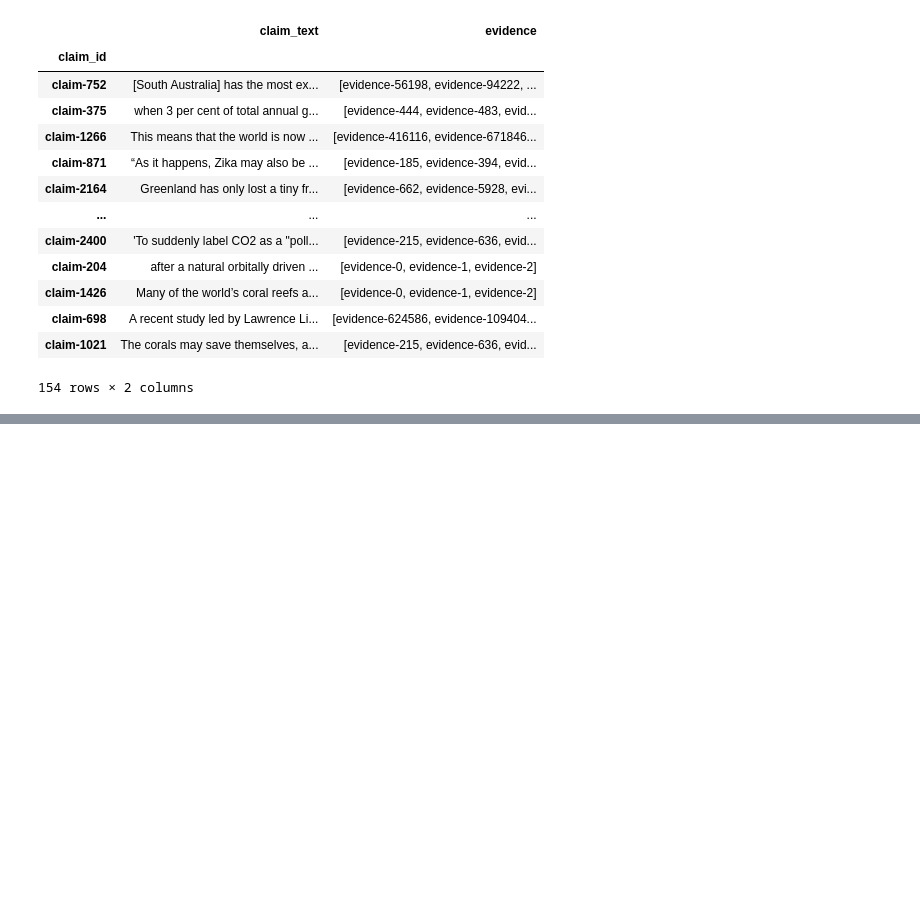
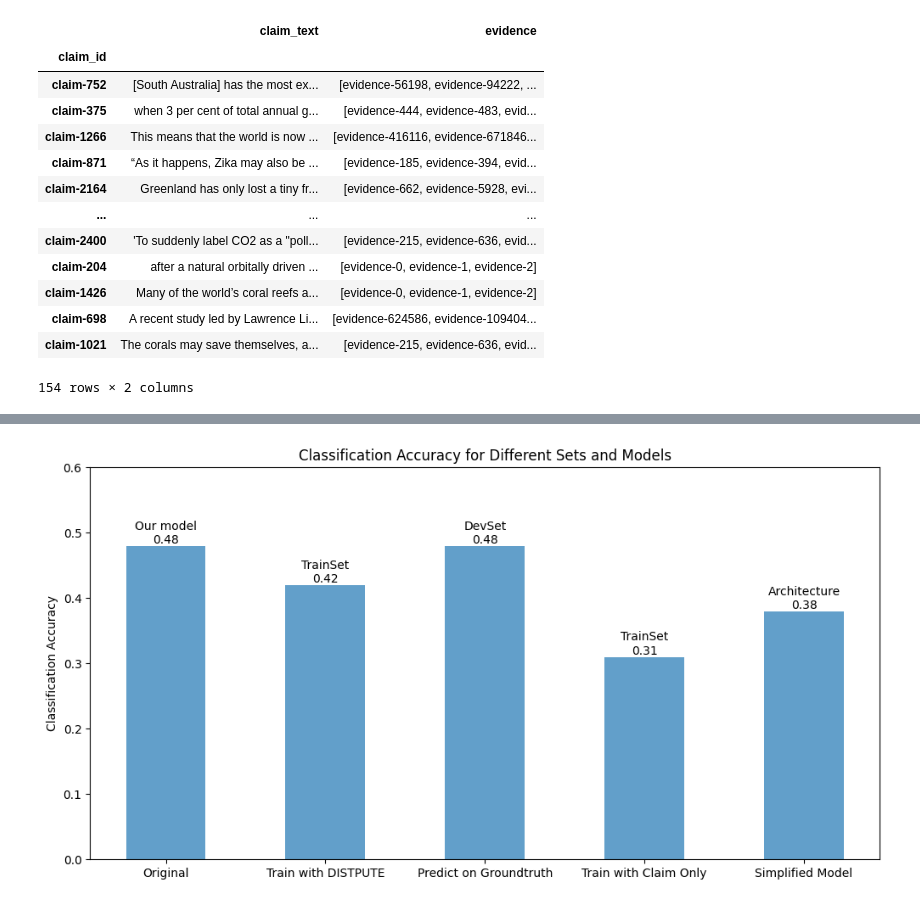
Before and after one commit to kexincchen/NLP-Project, a Jupyter notebook: retrieval/ner_dev.ipynb, the cells around one changed output, grey strips where cells are left out. Saved outputs shown, nothing was run; the diff lists cells and outputs as text; code cells hidden in the pictures; blank space fills up the shorter version.

```diff
--- a/retrieval/ner_dev.ipynb
+++ b/retrieval/ner_dev.ipynb
@@ -207,0 +230,33 @@ claim_entities_df['top_evidence_ids'] = claim_entities_df['claim_entities'].appl
+# %%
+import matplotlib.pyplot as plt
+import numpy as np
+
+# Data
+categories = ['Our model', 'TrainSet', 'DevSet', 'TrainSet', 'Architecture']
+sets = ['Original', 'Train with DISTPUTE', 'Predict on Groundtruth',  'Train with Claim Only', 'Simplified Model']
+accuracies = [0.48, 0.42, 0.48, 0.31, 0.38]
+
+# Create a bar chart
+fig, ax = plt.subplots(figsize=(12, 6))
+bar_width = 0.5
+bar_positions = np.arange(len(sets))
+
+# Plotting the bars
+bars = ax.bar(bar_positions, accuracies, bar_width, align='center', alpha=0.7)
+
+# Adding labels and title
+# ax.set_xlabel('Set')
+ax.set_ylabel('Classification Accuracy')
+ax.set_title('Classification Accuracy for Different Sets and Models')
+ax.set_xticks(bar_positions)
+ax.set_xticklabels(sets)
+ax.set_ylim(0, 0.6)
+
+# Adding category labels above the bars
+for bar, category in zip(bars, categories):
+    height = bar.get_height()
+    ax.text(bar.get_x() + bar.get_width() / 2.0, height, '%s\n%.2f' % (category, height), ha='center', va='bottom')
+
+plt.show()
+# %% [output]
+[figure, added]
```
Also changed, not shown: parts of 2 cells of this notebook, 5 other files.
